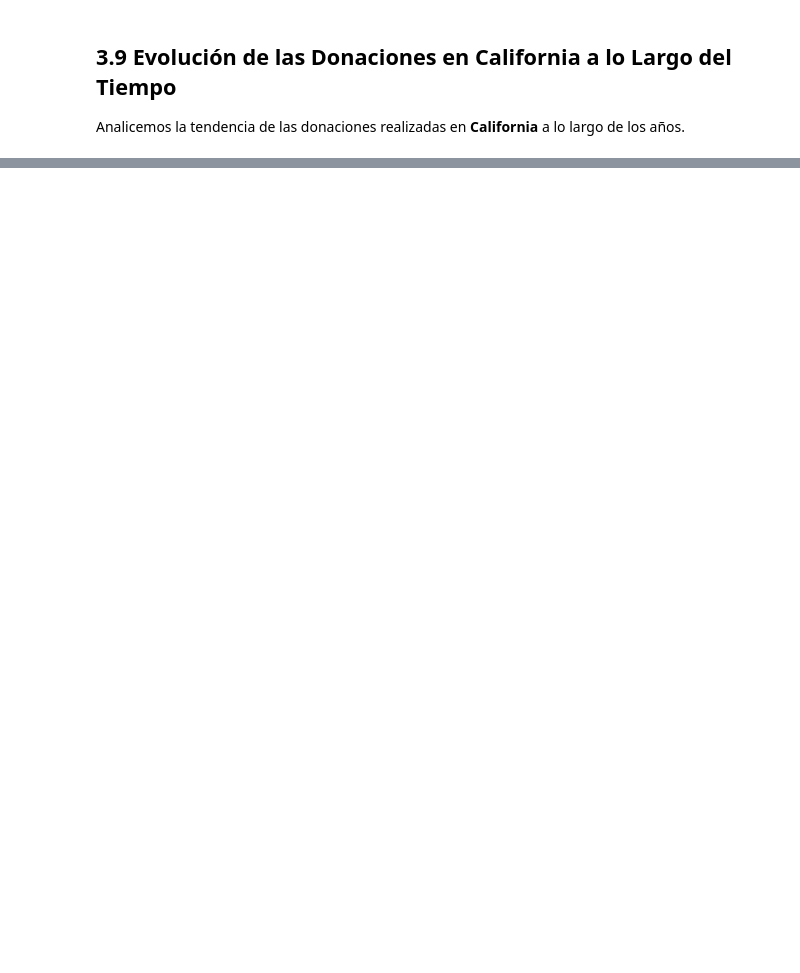
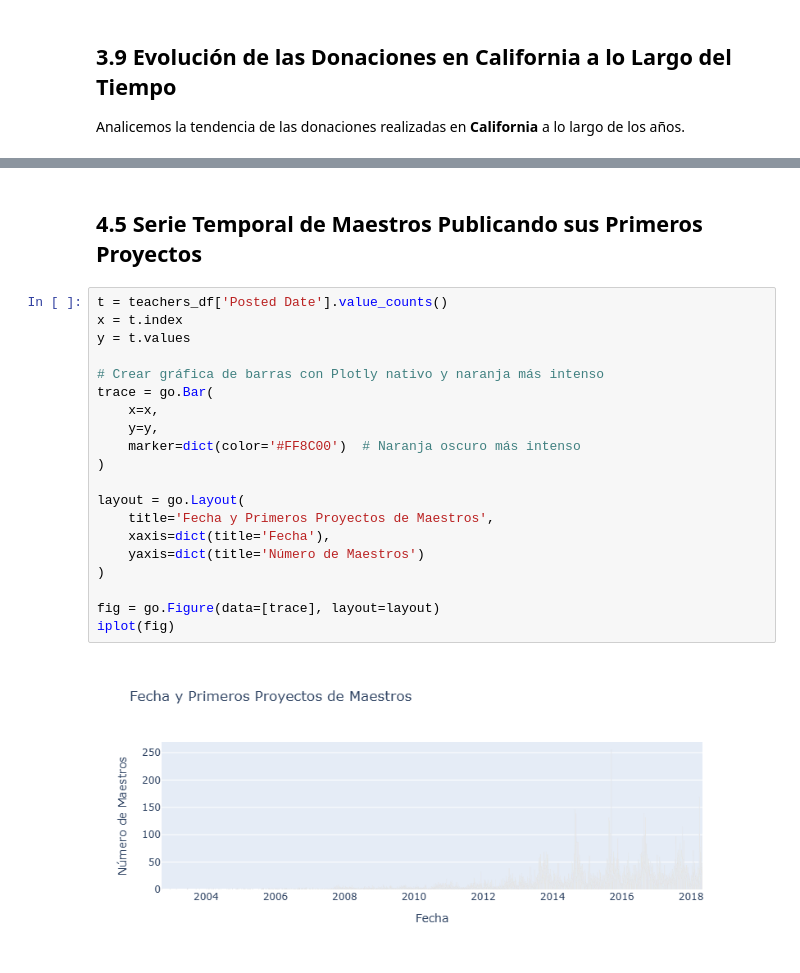
Before and after one commit to Anakaren-at/ADND_Prueba_Practica05, a Jupyter notebook: Practica05/Practica05_230292.ipynb, the cells around one changed output, grey strips where cells are left out. Saved outputs shown, nothing was run; the diff lists cells and outputs as text; blank space fills up the shorter version.

```diff
--- a/Practica05/Practica05_230292.ipynb
+++ b/Practica05/Practica05_230292.ipynb
@@ -2266,0 +2354,24 @@ iplot(fig)
+# %% [markdown]
+## <a id="4.5"> 4.5 Serie Temporal de Maestros Publicando sus Primeros Proyectos </a>
+# %%
+t = teachers_df['Posted Date'].value_counts()
+x = t.index
+y = t.values
+
+# Crear gráfica de barras con Plotly nativo y naranja más intenso
+trace = go.Bar(
+    x=x,
+    y=y,
+    marker=dict(color='#FF8C00')  # Naranja oscuro más intenso
+)
+
+layout = go.Layout(
+    title='Fecha y Primeros Proyectos de Maestros',
+    xaxis=dict(title='Fecha'),
+    yaxis=dict(title='Número de Maestros')
+)
+
+fig = go.Figure(data=[trace], layout=layout)
+iplot(fig)
+# %% [output]
+[figure, added]
```
Also changed, not shown: parts of 34 cells of this notebook.
